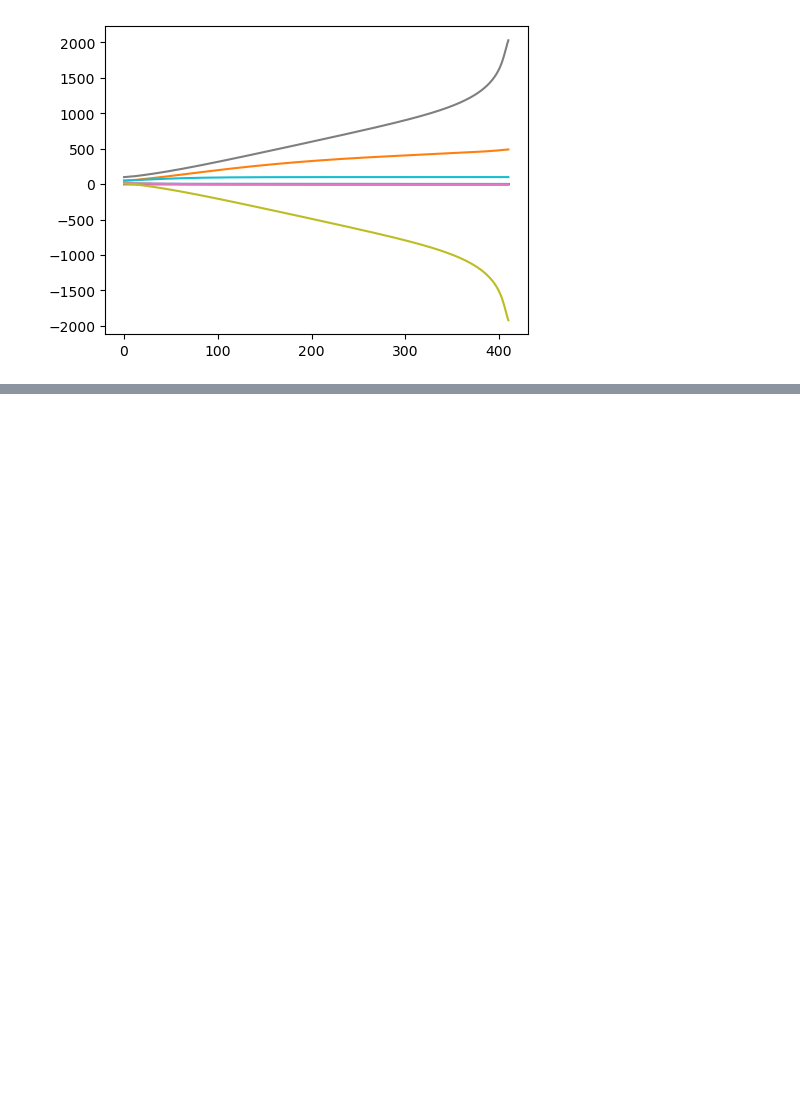
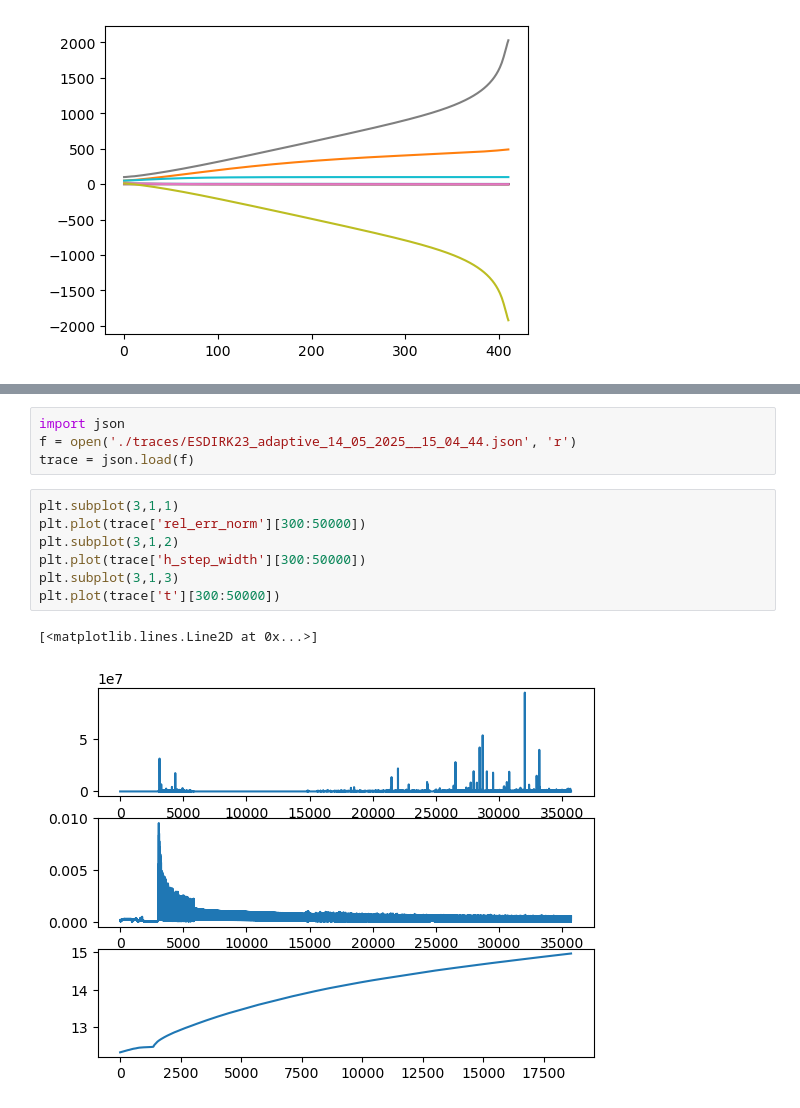
Before and after one commit to EstherCon0/SciComDiff, a Jupyter notebook: project/esdirk23.ipynb, the cells around one changed output, grey strips where cells are left out. Cells and saved outputs as stored; diff of their text form; blank space fills up the shorter version.

```diff
--- a/project/esdirk23.ipynb
+++ b/project/esdirk23.ipynb
@@ -439,0 +525,14 @@ plt.plot(res[0])
+# %%
+import json
+f = open('./traces/ESDIRK23_adaptive_14_05_2025__15_04_44.json', 'r')
+trace = json.load(f)
+# %%
+plt.subplot(3,1,1)
+plt.plot(trace['rel_err_norm'][300:50000])
+plt.subplot(3,1,2)
+plt.plot(trace['h_step_width'][300:50000])
+plt.subplot(3,1,3)
+plt.plot(trace['t'][300:50000])
+# %% [output]
+[<matplotlib.lines.Line2D at 0x...>]
+[figure, added]
```
Also changed, not shown: parts of 12 cells of this notebook, 13 other files.
